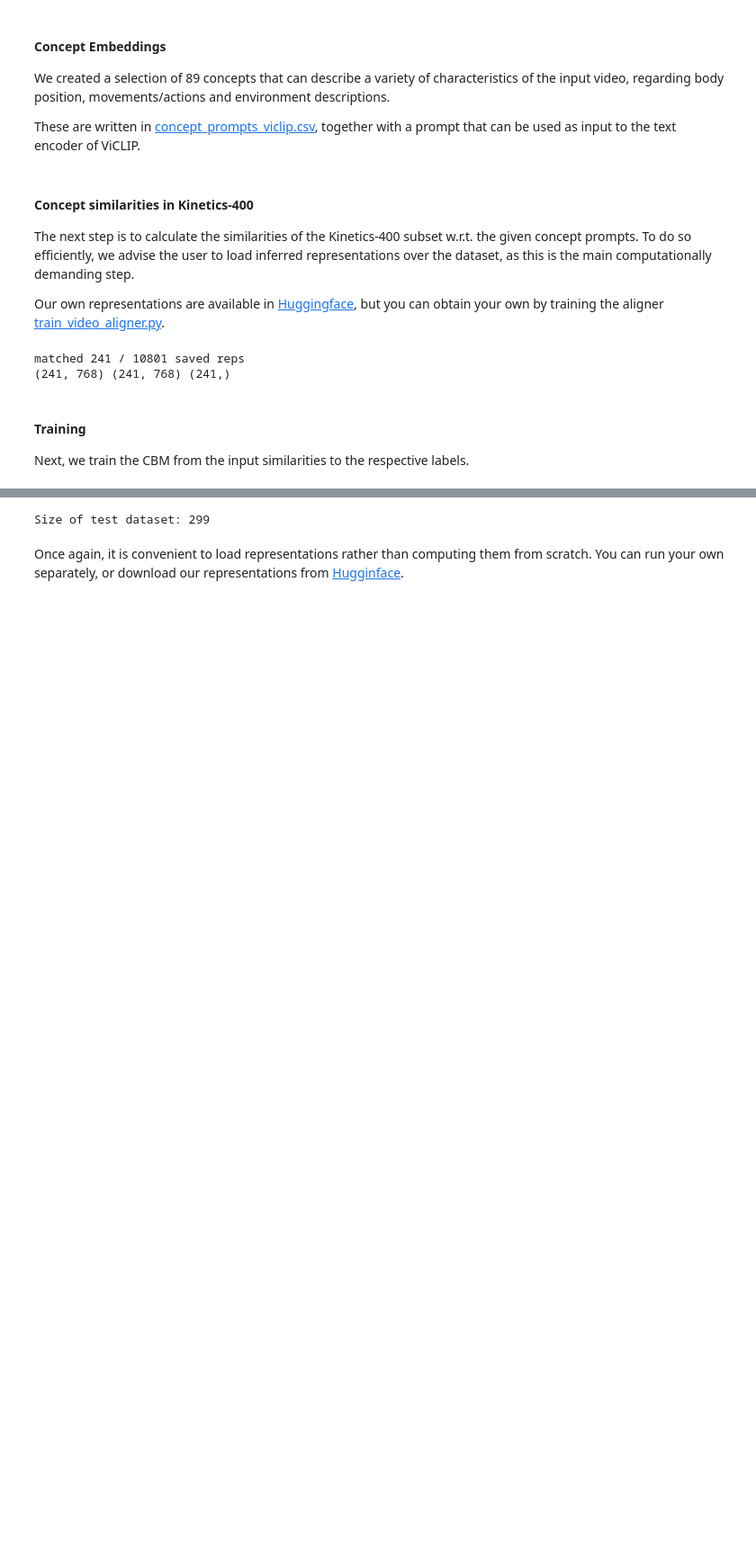
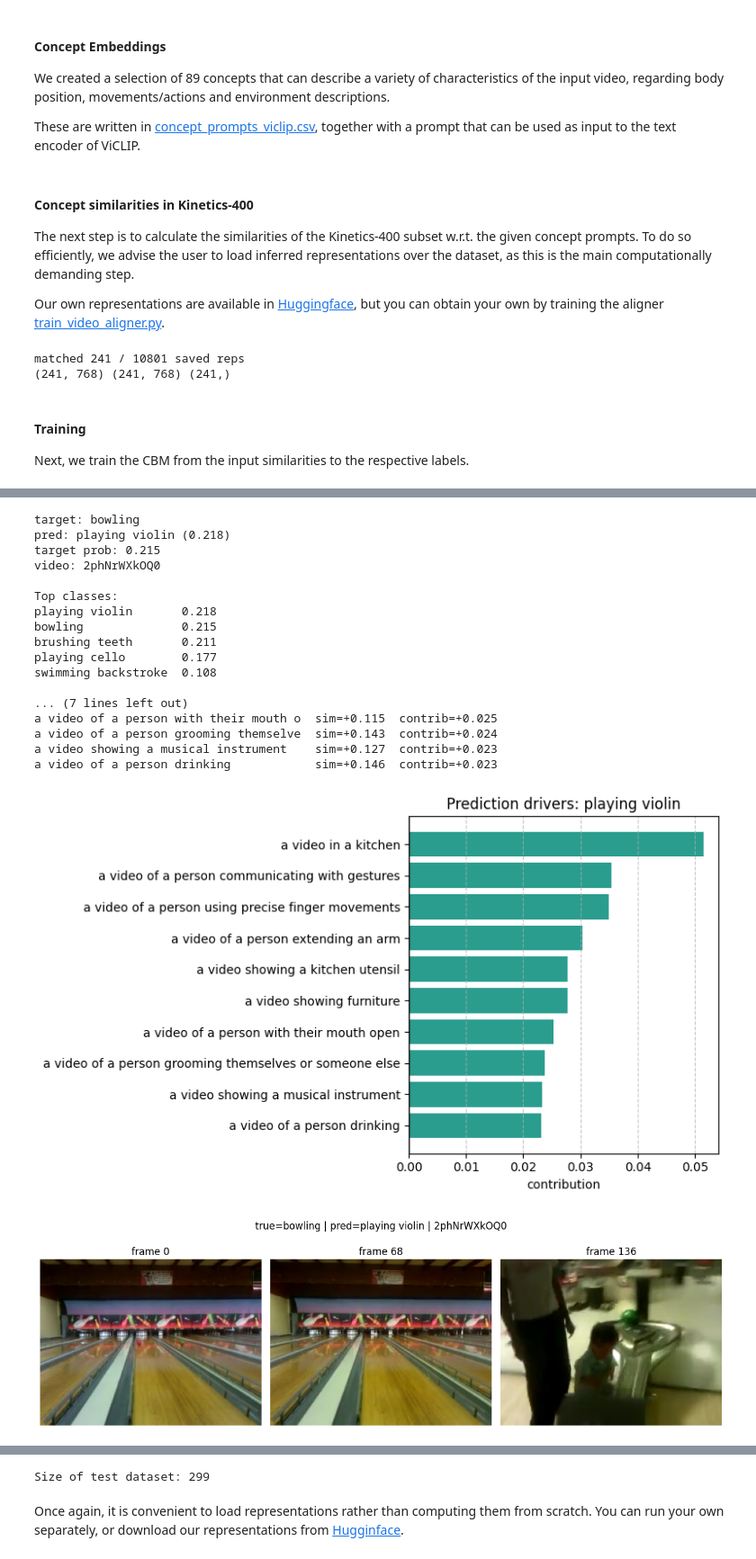
Before and after one commit to rodrigo-paganini/Text-to-concept, a Jupyter notebook: concept_botteleneck_video.ipynb, the cells around one changed output, grey strips where cells are left out. Shown at 90% size. Drawn from its saved outputs; the diff is of its cells as text; code cells hidden in the pictures; blank space fills up the shorter version.

```diff
--- a/concept_botteleneck_video.ipynb
+++ b/concept_botteleneck_video.ipynb
@@ -419,0 +384,22 @@ a video taken high above the ground     sim=+0.142  w=-0.306  contrib=-0.043
+# %%
+show_cbm_prediction_drivers("bowling", seed=42)
+# %% [output]
+target: bowling
+pred: playing violin (0.218)
+target prob: 0.215
+video: 2phNrWXkOQ0
+
+Top classes:
+playing violin       0.218
+bowling              0.215
+brushing teeth       0.211
+playing cello        0.177
+swimming backstroke  0.108
+
+... (7 lines left out)
+a video of a person with their mouth o  sim=+0.115  contrib=+0.025
+a video of a person grooming themselve  sim=+0.143  contrib=+0.024
+a video showing a musical instrument    sim=+0.127  contrib=+0.023
+a video of a person drinking            sim=+0.146  contrib=+0.023
+[figure, added]
+[figure, added]
```
Also changed, not shown: parts of 13 cells of this notebook.
